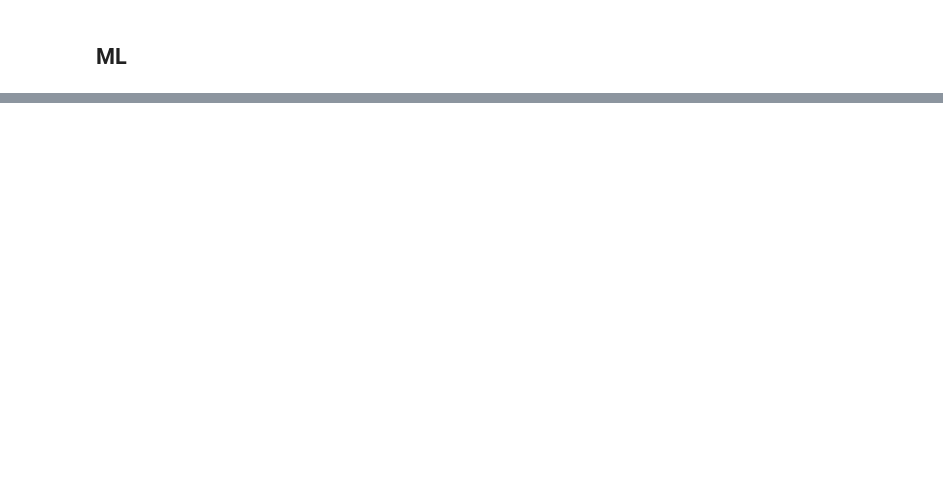
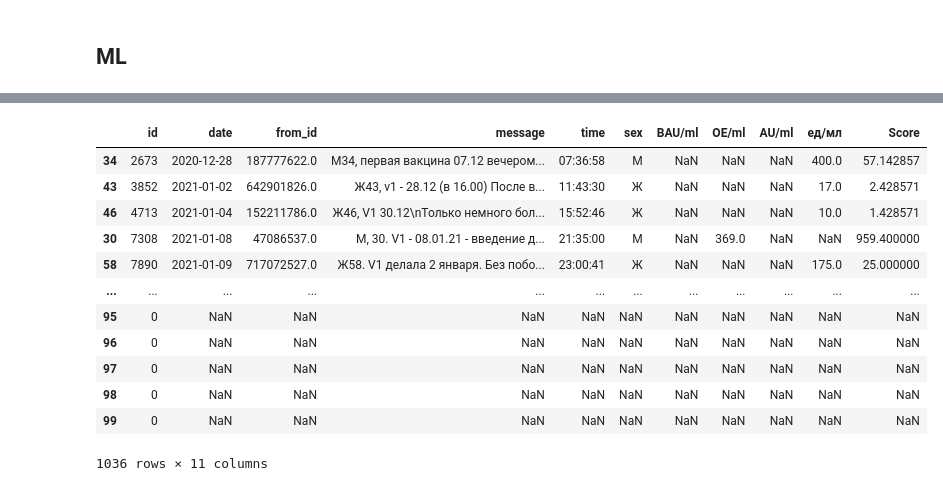
Before and after one commit to sabal202/classification-2021, a Jupyter notebook: tasks/Task_5.ipynb, the cells around one changed output, grey strips where cells are left out. Cells and saved outputs as stored; diff of their text form; code cells hidden in the pictures; blank space fills up the shorter version.

```diff
--- a/tasks/Task_5.ipynb
+++ b/tasks/Task_5.ipynb
@@ -281,0 +290,16 @@ memory usage: 1.2+ MB
+# %%
+df[df.Score < 2000].set_index("age").append(pd.DataFrame([0]*100, index=range(100), columns=['id']))
+# %% [output]
+|  | id | date | from_id | message | time | sex | BAU/ml | OE/ml | AU/ml | ед/мл | Score |
+| 34 | 2673 | 2020-12-28 | 187777622.0 | М34, первая вакцина 07.12 вечером... | 07:36:58 | М | NaN | NaN | NaN | 400.0 | 57.142857 |
+| 43 | 3852 | 2021-01-02 | 642901826.0 | Ж43, v1 - 28.12 (в 16.00) После в... | 11:43:30 | Ж | NaN | NaN | NaN | 17.0 | 2.428571 |
+| 46 | 4713 | 2021-01-04 | 152211786.0 | Ж46, V1 30.12\nТолько немного бол... | 15:52:46 | Ж | NaN | NaN | NaN | 10.0 | 1.428571 |
+| 30 | 7308 | 2021-01-08 | 47086537.0 | М, 30. V1 - 08.01.21 - введение д... | 21:35:00 | М | NaN | 369.0 | NaN | NaN | 959.400000 |
+| 58 | 7890 | 2021-01-09 | 717072527.0 | Ж58. V1 делала 2 января. Без побо... | 23:00:41 | Ж | NaN | NaN | NaN | 175.0 | 25.000000 |
+| ... | ... | ... | ... | ... | ... | ... | ... | ... | ... | ... | ... |
+| 95 | 0 | NaN | NaN | NaN | NaN | NaN | NaN | NaN | NaN | NaN | NaN |
+| 96 | 0 | NaN | NaN | NaN | NaN | NaN | NaN | NaN | NaN | NaN | NaN |
+| 97 | 0 | NaN | NaN | NaN | NaN | NaN | NaN | NaN | NaN | NaN | NaN |
+| 98 | 0 | NaN | NaN | NaN | NaN | NaN | NaN | NaN | NaN | NaN | NaN |
+| 99 | 0 | NaN | NaN | NaN | NaN | NaN | NaN | NaN | NaN | NaN | NaN |
+1036 rows × 11 columns
```
Also changed, not shown: parts of 16 cells of this notebook, 2 other files.
